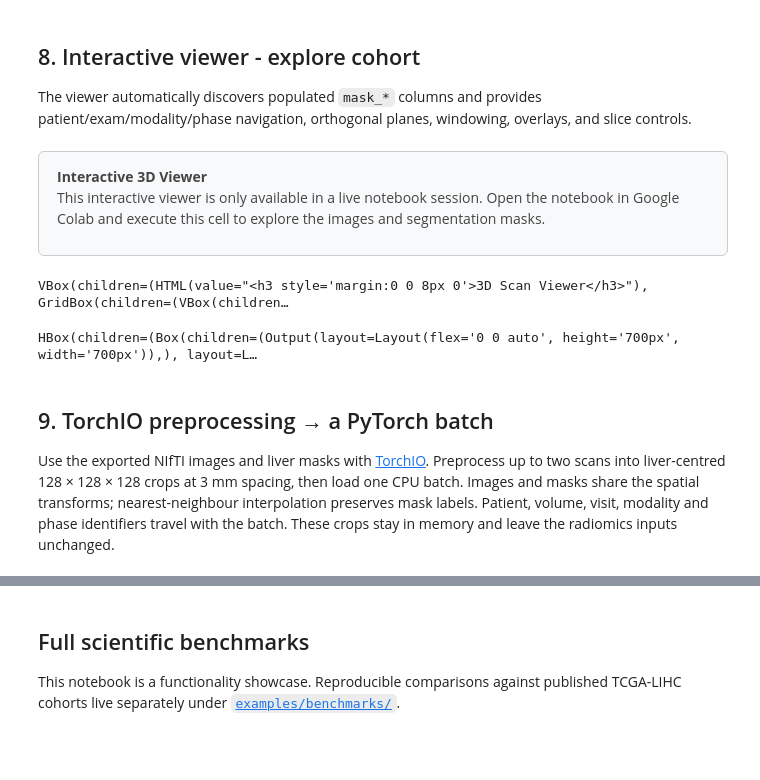
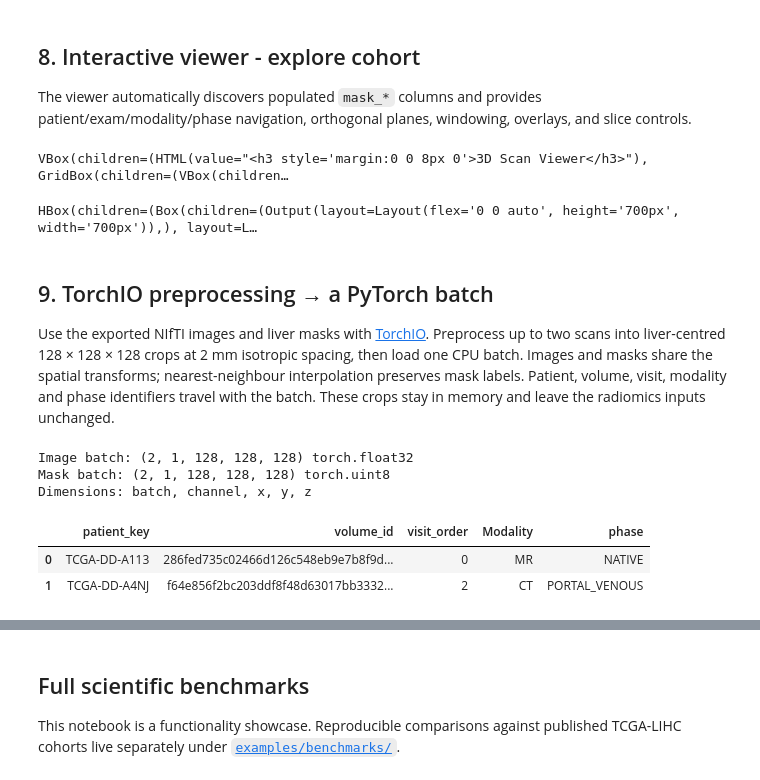
Before and after one commit to dmandache/IMPERANDI, a Jupyter notebook: examples/demos/demo_full.ipynb, the cells around one changed output, grey strips where cells are left out. Saved outputs shown, nothing was run; the diff lists cells and outputs as text; code cells hidden in the pictures; blank space fills up the shorter version.

```diff
--- a/examples/demos/demo_full.ipynb
+++ b/examples/demos/demo_full.ipynb
@@ -598,29 +563,6 @@ plt.show()
 ## 8. Interactive viewer - explore cohort
 
 The viewer automatically discovers populated `mask_*` columns and provides patient/exam/modality/phase navigation, orthogonal planes, windowing, overlays, and slice controls.
-# %%
-from IPython.display import display, HTML
-
-display(HTML("""
-<div style="
-    padding: 14px 18px;
-    border: 1px solid #ccc;
-    border-radius: 6px;
-    background: #f8f9fa;
-    color: #444;
-    margin: 10px 0;
-">
-    <strong>Interactive 3D Viewer</strong>
-    <p style="margin: 6px 0 0;">
-        This interactive viewer is only available in a live notebook session.
-        Open the notebook in Google Colab and execute this cell
-        to explore the images and segmentation masks.
-    </p>
-</div>
-"""))
-# %% [output]
-Interactive 3D Viewer
-This interactive viewer is only available in a live notebook session. Open the notebook in Google Colab and execute this cell to explore the images and segmentation masks.
 # %%
 from google.colab import output
 output.enable_custom_widget_manager()
@@ -642,4 +584,4 @@ HBox(children=(Box(children=(Output(layout=Layout(flex='0 0 auto', height='700px
 # %% [markdown]
 ## 9. TorchIO preprocessing → a PyTorch batch
 
-Use the exported NIfTI images and liver masks with [TorchIO](https://docs.torchio.org/). Preprocess up to two scans into liver-centred 128 × 128 × 128 crops at 3 mm spacing, then load one CPU batch. Images and masks share the spatial transforms; nearest-neighbour interpolation preserves mask labels. Patient, volume, visit, modality and phase identifiers travel with the batch. These crops stay in memory and leave the radiomics inputs unchanged.
+Use the exported NIfTI images and liver masks with [TorchIO](https://docs.torchio.org/). Preprocess up to two scans into liver-centred 128 × 128 × 128 crops at 2 mm isotropic spacing, then load one CPU batch. Images and masks share the spatial transforms; nearest-neighbour interpolation preserves mask labels. Patient, volume, visit, modality and phase identifiers travel with the batch. These crops stay in memory and leave the radiomics inputs unchanged.
@@ -646,42 +648,22 @@ Use the exported NIfTI images and liver masks with [TorchIO](https://docs.torchi
 # %%
-import numpy as np
-import torch
-import torchio as tio
-
-batch_rows = segmented.dropna(subset=['nifti_path', 'mask_liver']).head(2)
-if batch_rows.empty:
-    raise ValueError('No segmented scans are available; check the segmentation outputs.')
-
-metadata_columns = ['patient_key', 'volume_id', 'visit_order', 'Modality', 'phase']
-subjects = [
-    tio.Subject(
-        image=tio.ScalarImage(row['nifti_path']),
-        liver=tio.LabelMap(row['mask_liver']),
-        **{column: str(row[column]) for column in metadata_columns},
-    )
-    for _, row in batch_rows.iterrows()
-]
-for subject in subjects:
-    subject.check_consistent_space()
-
-preprocessing = tio.Compose([
-    tio.ToCanonical(),
-    tio.Resample(3, image_interpolation='linear', label_interpolation='nearest'),
-    tio.CropOrPad((128, 128, 128), mask_name='liver'),
-])
-dataset = tio.SubjectsDataset(subjects, transform=preprocessing)
-loader = tio.SubjectsLoader(dataset, batch_size=len(subjects), num_workers=0)
-batch = next(iter(loader))
+batch = next(generator)
 images = batch['image'][tio.DATA]
 masks = batch['liver'][tio.DATA]
 
 assert images.shape == masks.shape
 assert np.allclose(batch['image'][tio.AFFINE], batch['liver'][tio.AFFINE])
 assert set(torch.unique(masks).tolist()) <= {0, 1}
 assert (masks.flatten(start_dim=1).sum(dim=1) > 0).all()
 
 print('Image batch:', tuple(images.shape), images.dtype)
 print('Mask batch:', tuple(masks.shape), masks.dtype)
 print('Dimensions: batch, channel, x, y, z')
 display(pd.DataFrame({column: batch[column] for column in metadata_columns}))
+# %% [output]
+Image batch: (2, 1, 128, 128, 128) torch.float32
+Mask batch: (2, 1, 128, 128, 128) torch.uint8
+Dimensions: batch, channel, x, y, z
+|  | patient_key | volume_id | visit_order | Modality | phase |
+| 0 | TCGA-DD-A113 | 286fed735c02466d126c548eb9e7b8f9d... | 0 | MR | NATIVE |
+| 1 | TCGA-DD-A4NJ | f64e856f2bc203ddf8f48d63017bb3332... | 2 | CT | PORTAL_VENOUS |
 # %%
```
Also changed, not shown: parts of 16 cells of this notebook.
